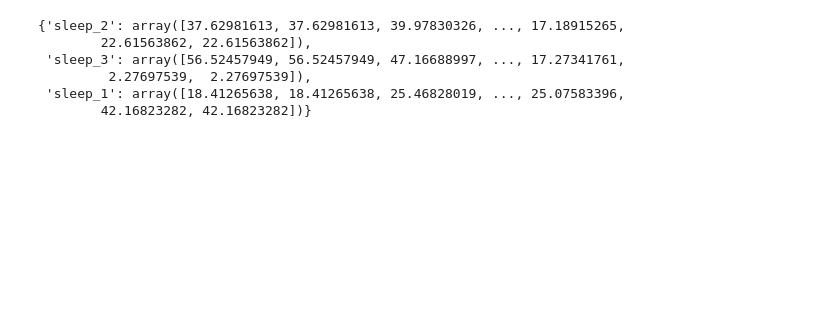
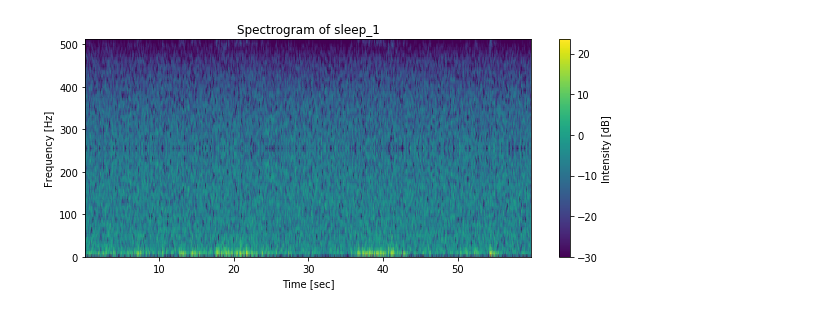
Before and after one commit to juanluserra/TFM-BigData, a Jupyter notebook: generar-ruido/noise_attack.ipynb, the cells around one changed output. Drawn from its saved outputs; the diff is of its cells as text; code cells hidden in the pictures; blank space fills up the shorter version.

```diff
--- a/generar-ruido/noise_attack.ipynb
+++ b/generar-ruido/noise_attack.ipynb
@@ -10,28 +11,28 @@ from scipy import signal
 file_path: Path = Path(os.getcwd()).resolve()
 eeg_folder: Path = file_path / "eeg_files"
 # %%
-eeg_data: dict[str, np.ndarray] = {}
+eeg_data: Dict[str, np.ndarray] = {}
 
 for file in eeg_folder.iterdir():
     if file.is_file() and file.suffix == ".txt" and "sleep" in file.name:
         data = np.loadtxt(file)                                # Carga cada array
         name = file.stem.replace("input_nonepi_", "")          # e.g. "sleep_1"
-        eeg_data[name] = data
+        eeg_data[name] = data - data.mean()
 
 # 2. Ordenar los canales para garantizar consistencia
 channel_names = sorted(eeg_data.keys())                     # ['sleep_1','sleep_2','sleep_3']
 
 # 3. Apilar verticalmente en un array 2D (n_canales, n_muestras)
-data_2d = np.vstack([eeg_data[ch] for ch in channel_names])  # Utiliza np.vstack :contentReference[oaicite:3]{index=3}
+# data_2d = np.vstack([eeg_data[ch] for ch in channel_names])  # Utiliza np.vstack :contentReference[oaicite:3]{index=3}
 
 # 4. Crear el objeto Info
 sfreq = 1024.0                                             # Frecuencia de muestreo en Hz (ajusta si es distinto)
-ch_types = ['eeg'] * len(channel_names)
-info = mne.create_info(ch_names=channel_names,             # Nombres de canal
-                       sfreq=sfreq,
-                       ch_types=ch_types)                  # create_info :contentReference[oaicite:4]{index=4}
+# ch_types = ['eeg'] * len(channel_names)
+# info = mne.create_info(ch_names=channel_names,             # Nombres de canal
+#                        sfreq=sfreq,
+#                        ch_types=ch_types)                  # create_info :contentReference[oaicite:4]{index=4}
 
 # 5. Construir el RawArray
-raw = mne.io.RawArray(data_2d, info)                      # RawArray :contentReference[oaicite:5]{index=5}
-print(raw)
-print(raw.info)
+# raw = mne.io.RawArray(data_2d, info)                      # RawArray :contentReference[oaicite:5]{index=5}
+# print(raw)
+# print(raw.info)
@@ -62,8 +39,15 @@ Plotting power spectral density (dB=True).
 # %%
+# Compute the spectrogram for the first channel (e.g., 'sleep_1')
+f, t, Sxx = signal.spectrogram(eeg_data["sleep_1"], fs=sfreq, nperseg=128)
+
+# Plot the spectrogram in dB scale
+plt.figure(figsize=(10, 4))
+plt.pcolormesh(t, f, 10 * np.log10(Sxx), shading='gouraud', vmin=-30)
+plt.ylabel('Frequency [Hz]')
+plt.xlabel('Time [sec]')
+plt.title('Spectrogram of sleep_1')
+plt.colorbar(label='Intensity [dB]')
+# plt.ylim(0, 20)
+plt.show()
 # %% [output]
-{'sleep_2': array([37.62981613, 37.62981613, 39.97830326, ..., 17.18915265,
-        22.61563862, 22.61563862]),
- 'sleep_3': array([56.52457949, 56.52457949, 47.16688997, ..., 17.27341761,
-         2.27697539,  2.27697539]),
- 'sleep_1': array([18.41265638, 18.41265638, 25.46828019, ..., 25.07583396,
-        42.16823282, 42.16823282])}
+[figure, added]
```
Also changed, not shown: parts of 12 cells of this notebook, 15 other files.
